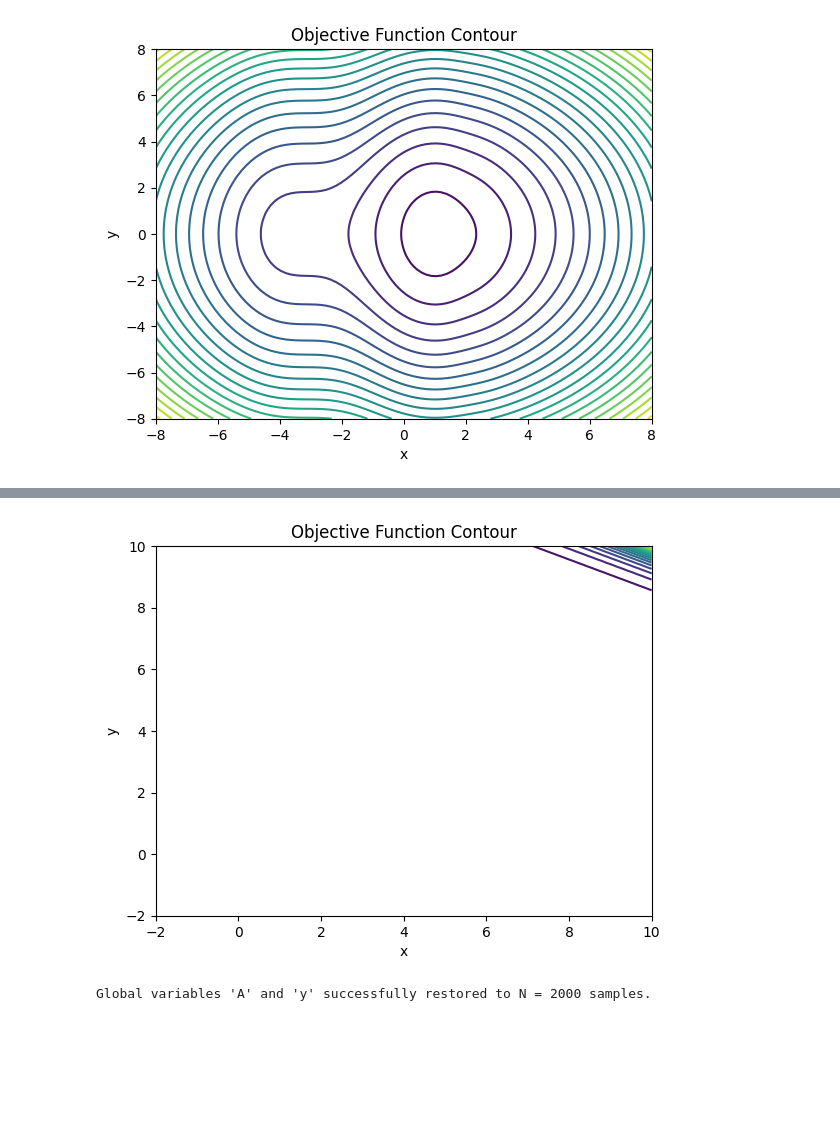
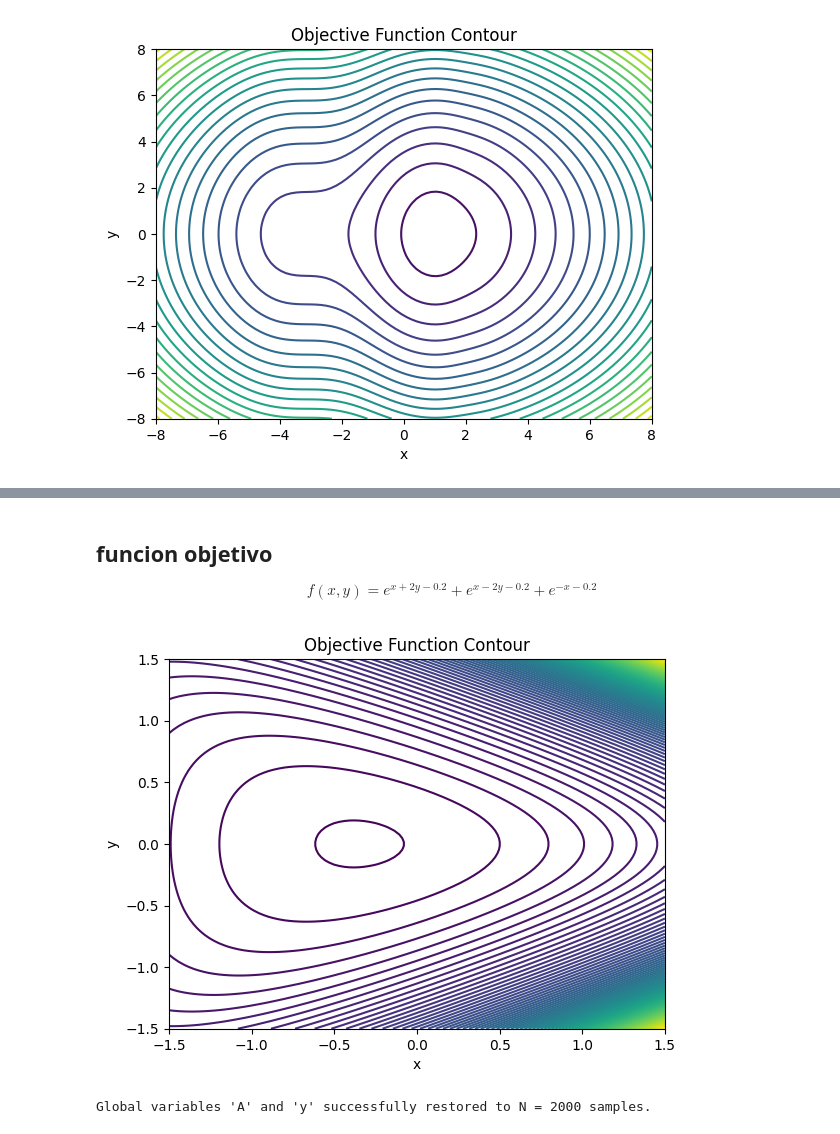
Before and after one commit to luisberlioz/ziyuan, a Jupyter notebook: OptimizacionNumericaMaestria/Metodos_de_Primer_orden.ipynb, the cells around one changed output, grey strips where cells are left out. Drawn from its saved outputs; the diff is of its cells as text; code cells hidden in the pictures; blank space fills up the shorter version.

```diff
--- a/OptimizacionNumericaMaestria/Metodos_de_Primer_orden.ipynb
+++ b/OptimizacionNumericaMaestria/Metodos_de_Primer_orden.ipynb
@@ -372,39 +390,43 @@ def newtons_method(start, max_iter):
         values.append(objective_function(point[0], point[1]))
 
     return np.array(trajectory), np.array(values)
+# %% [markdown]
+## funcion objetivo
+
+$$f(x,y) = e^{x+ 2y-0.2} + e^{x-2y-0.2} + e^{-x-0.2}$$
 # %%
 # Define the objective function and its derivatives   (Eq. 2.7)
 def objective_function(x, y):
     return np.exp(x + 2 * y - 0.2) + np.exp(x - 2 * y - 0.2) + np.exp(-x - 0.2)
 
 
 def gradient(x, y):
     grad_x = np.exp(x + 2 * y - 0.2) + np.exp(x - 2 * y - 0.2) - np.exp(-x - 0.2)
     grad_y = 2 * np.exp(x + 2 * y - 0.2) - 2 * np.exp(x - 2 * y - 0.2)
     return np.array([grad_x, grad_y])
 
 
 def hessian(x, y):
     h_xx = np.exp(x + 2 * y - 0.2) + np.exp(x - 2 * y - 0.2) + np.exp(-x - 0.2)
     h_xy = 2 * np.exp(x + 2 * y - 0.2) - 2 * np.exp(x - 2 * y - 0.2)
     h_yy = 4 * np.exp(x + 2 * y - 0.2) + 4 * np.exp(x - 2 * y - 0.2)
     return np.array([[h_xx, h_xy], [h_xy, h_yy]])
 
 import matplotlib.pyplot as plt
 %matplotlib inline
 
 # create a contour graph using local variables to avoid overwriting global regression variables 'x' and 'y'
-x_grid = np.linspace(-2, 10, 100)
-y_grid = np.linspace(-2, 10, 100)
+x_grid = np.linspace(-1.5, 1.5, 100)
+y_grid = np.linspace(-1.5, 1.5, 100)
 X, Y = np.meshgrid(x_grid, y_grid)
 Z = objective_function(X, Y)
-plt.contour(X, Y, Z, levels=20)
+plt.contour(X, Y, Z, levels=100)
 plt.xlabel('x')
 plt.ylabel('y')
 plt.title('Objective Function Contour')
 plt.show()
 # %% [output]
-[figure, old version]
+[figure, new version]
 # %%
 # Regenerate original dataset variables to clean up the mismatched global state
 np.random.seed(0)
```
Also changed, not shown: parts of 8 cells of this notebook.
